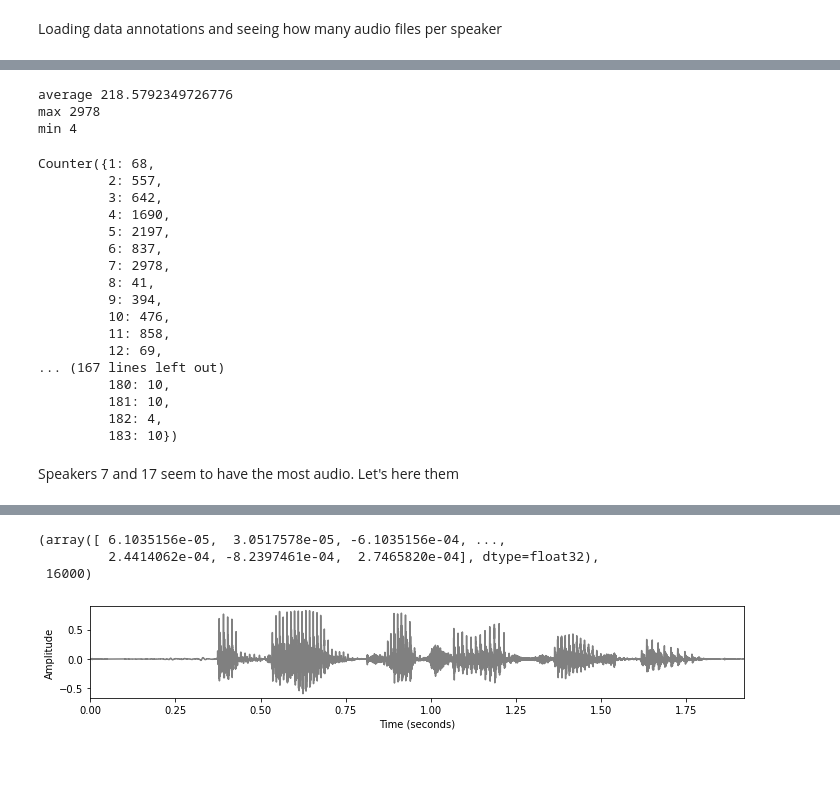
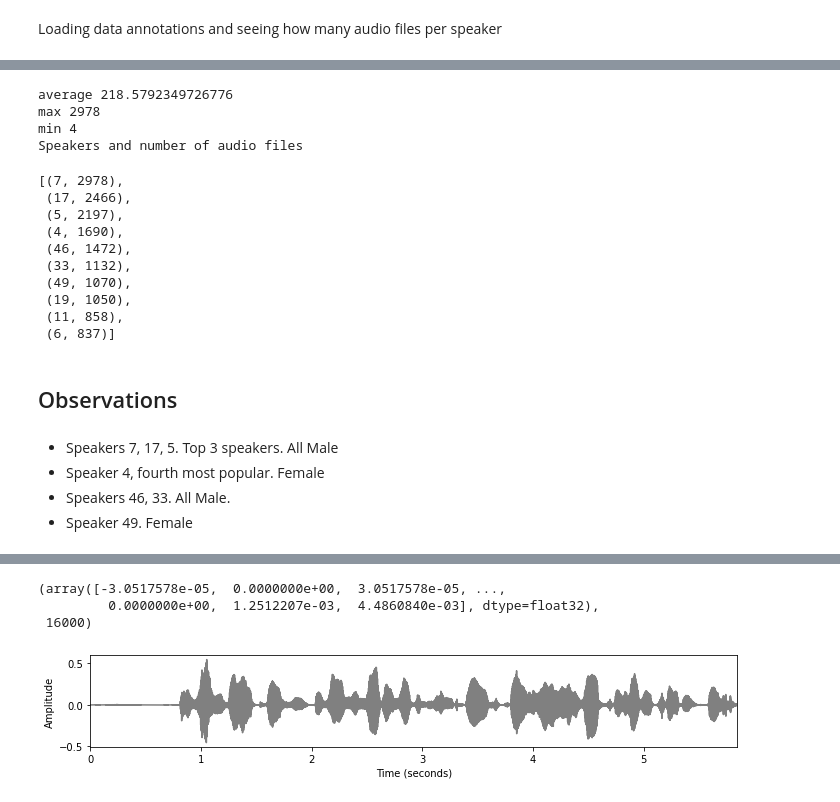
Before and after one commit to RussellSB/tt-vae-gan, a Jupyter notebook: main.ipynb, the cells around one changed output, grey strips where cells are left out. Cells and saved outputs as stored; diff of their text form; code cells hidden in the pictures; blank space fills up the shorter version.

```diff
--- a/main.ipynb
+++ b/main.ipynb
@@ -83,35 +87,35 @@ print('average', sum(counts) / len(speakers))
 print('max', max(counts))
 print('min', min(counts))
 
-speakers
+print('Speakers and number of audio files')
+speakers.most_common()[:10]
 # %% [output]
 average 218.5792349726776
 max 2978
 min 4
+Speakers and number of audio files
-Counter({1: 68,
-         2: 557,
-         3: 642,
-         4: 1690,
-         5: 2197,
-         6: 837,
-         7: 2978,
-         8: 41,
-         9: 394,
-         10: 476,
-         11: 858,
-         12: 69,
-... (167 lines left out)
-         180: 10,
-         181: 10,
-         182: 4,
-         183: 10})
+[(7, 2978),
+ (17, 2466),
+ (5, 2197),
+ (4, 1690),
+ (46, 1472),
+ (33, 1132),
+ (49, 1070),
+ (19, 1050),
+ (11, 858),
+ (6, 837)]
-# %% [markdown]
-Speakers 7 and 17 seem to have the most audio. Let's here them
+# %% [markdown]
+## Observations
+# %% [markdown]
+- Speakers 7, 17, 5. Top 3 speakers. All Male
+- Speaker 4, fourth most popular. Female
+- Speakers 46, 33. All Male.
+- Speaker 49. Female
 # %%
-load_audio('flickr_audio/flickr_audio/wavs/2867026654_38be983b44_2.wav', show=True)  # speaker 7
+load_audio('flickr_audio/flickr_audio/wavs/2673564214_3a9598804f_0.wav', show=True)  # speaker 7
 # %% [output]
 [interactive output not drawn]
-(array([ 6.1035156e-05,  3.0517578e-05, -6.1035156e-04, ...,
-         2.4414062e-04, -8.2397461e-04,  2.7465820e-04], dtype=float32),
+(array([-3.0517578e-05,  0.0000000e+00,  3.0517578e-05, ...,
+         0.0000000e+00,  1.2512207e-03,  4.4860840e-03], dtype=float32),
  16000)
-[figure, old version]
+[figure, new version]
```
Also changed, not shown: parts of 5 cells of this notebook.
